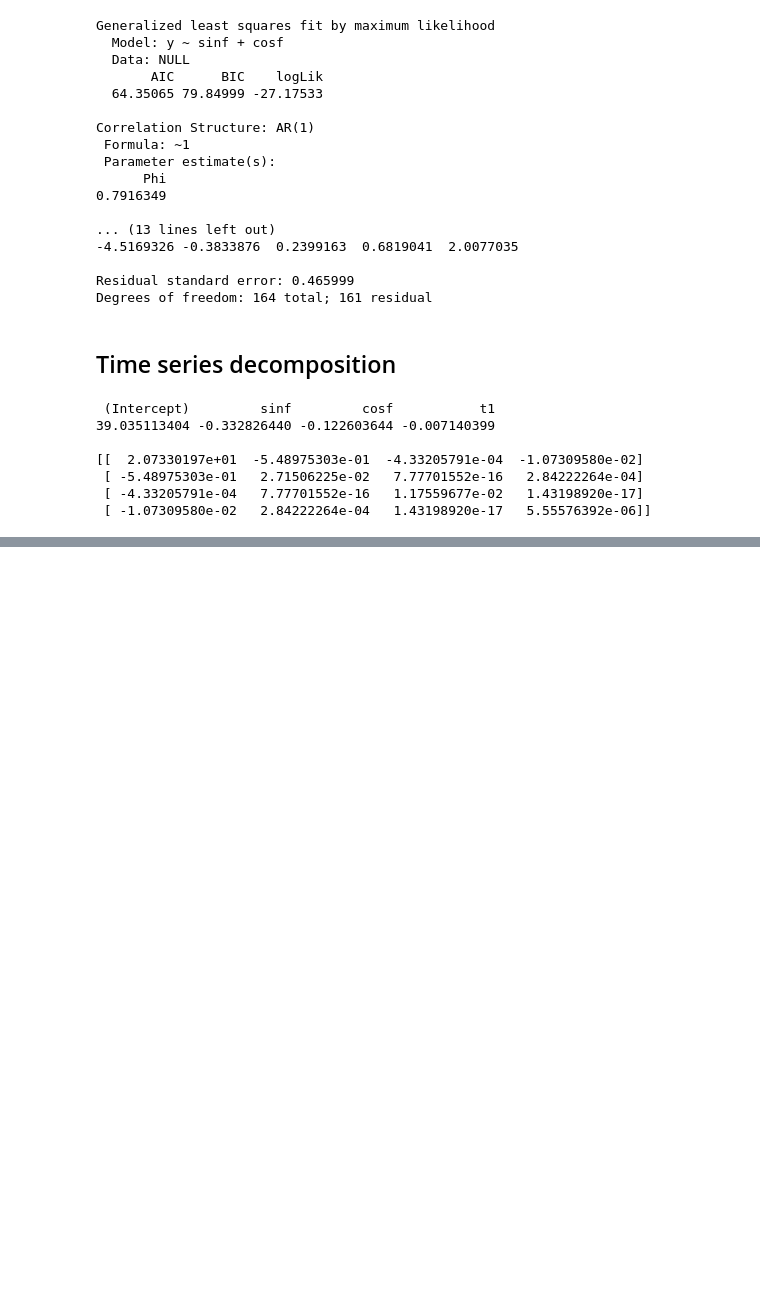
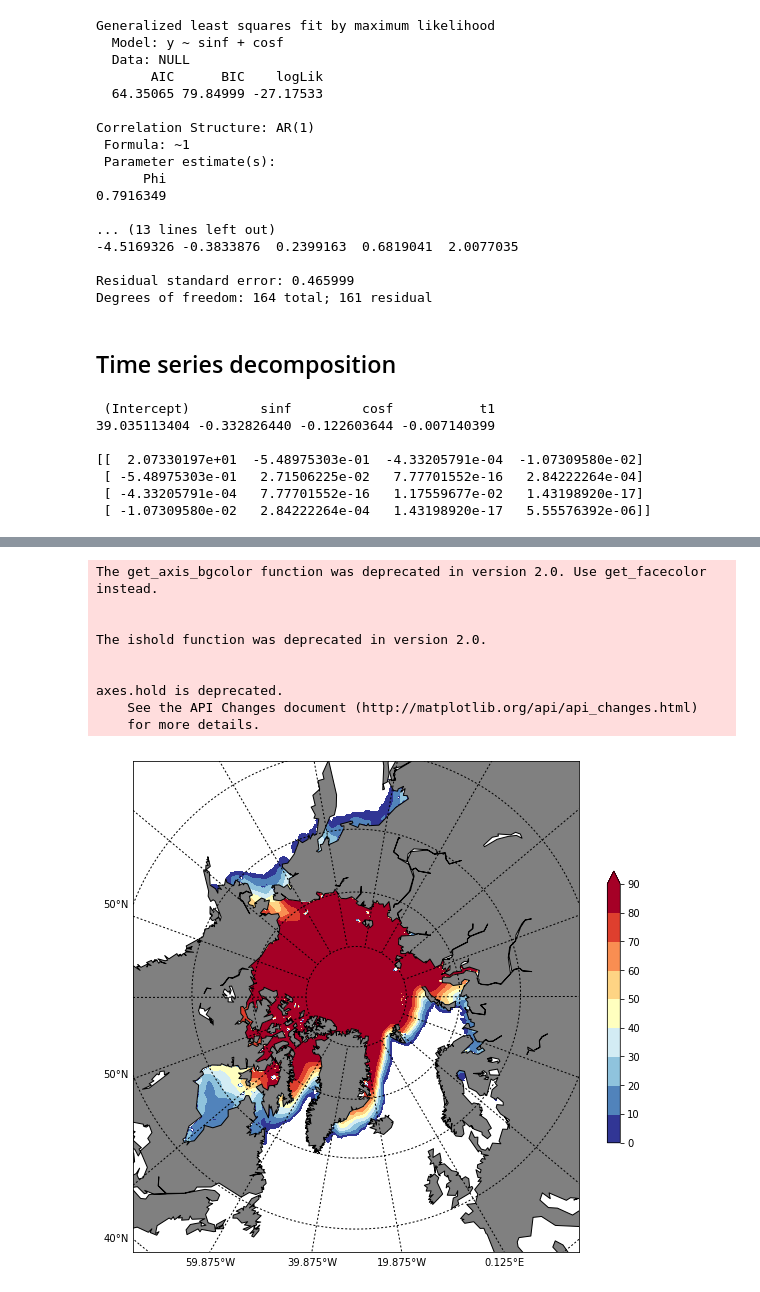
Before and after one commit to hfloresr/ArcticSea, a Jupyter notebook: explore_seaice.ipynb, the cells around one changed output, grey strips where cells are left out. Cells and saved outputs as stored; diff of their text form; code cells hidden in the pictures; blank space fills up the shorter version.

```diff
--- a/explore_seaice.ipynb
+++ b/explore_seaice.ipynb
@@ -449,5 +486,8 @@ conc = nc.seaice_conc.values
 # %%
-def plot_contour_arctic(conc, lon, lat, idx, title=None, save_path=None):
+def plot_contour_arctic(idx, title=None, save_path=None):
+    lat = nc.latitude.values
+    lon = nc.longitude.values
+    conc = nc.seaice_conc.values
     fig = plt.figure(figsize=(10, 10))
 
     levels = np.arange(0, 100, 10)
@@ -478,3 +515,16 @@ plot_contour_arctic(conc, lon, lat, 1000)
+# %%
+plot_contour_arctic(10)
+# %% [output]
+The get_axis_bgcolor function was deprecated in version 2.0. Use get_facecolor instead.
+
+
+The ishold function was deprecated in version 2.0.
+
+
+axes.hold is deprecated.
+    See the API Changes document (http://matplotlib.org/api/api_changes.html)
+    for more details.
+[figure, added]
 # %%
 #years_ds = [group for label, group in list(ds.groupby('time.year'))]
 #seasons_ds = [y.groupby('time.season').mean('time') for y in years_ds]
```
Also changed, not shown: parts of 12 cells of this notebook, 1 other file.
